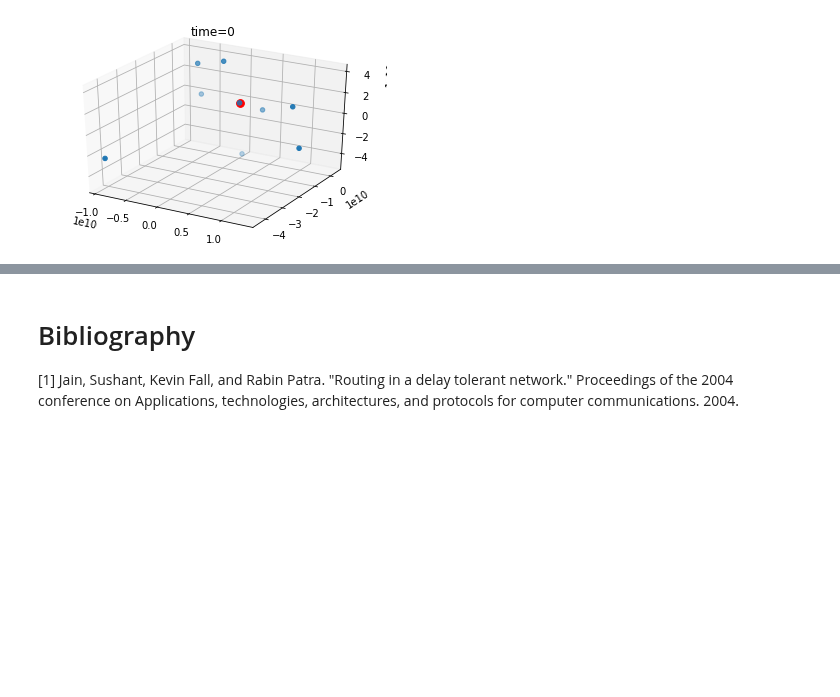
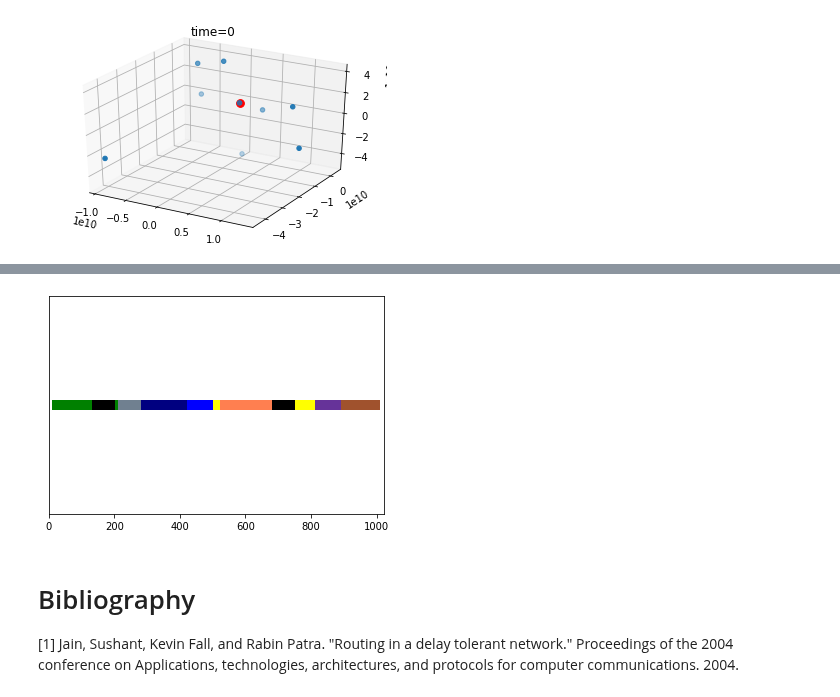
Before and after one commit to PhysicsOfData/LCP_projects_Y2, a Jupyter notebook: Project.ipynb, the cells around one changed output, grey strips where cells are left out. Saved outputs shown, nothing was run; the diff lists cells and outputs as text; code cells hidden in the pictures; blank space fills up the shorter version.

Commit message:
Added color feature on pkt_plot

```diff
--- a/Project.ipynb
+++ b/Project.ipynb
@@ -168,13 +168,14 @@ The only difference from the standard algorithm is that in the standard case w(e
 # %%
 At = disable_links(A,3000,1,mode="unstable")
 # %%
-packets = np.random.randint(1, n, (100, 2))
+n_packets=100
+packets = np.random.randint(1, n, (n_packets, 2))
 packets[:,1] = 0
 packets = packets[packets[:, 0] != 0]
 print(len(packets))
 #print(packets)
 delta_time = 50
-ttr = 50
+ttr = T_tx
 packets = greedy_routing(At, packets, ttr, delta_time)
 # %% [output]
 100
@@ -198,10 +199,3 @@ if(False):
 
     delay = delay(A, scheduling, routing, n_pkts, T_tx)
     print(delay)
-# %%
-#Test of pkt_plot function
-if(True):
-    recept_times=[1,3,7,12,34,38,43,49,57,63,68,75,88,95,100]
-
-    t_tx=1
-    pkt_plot(recept_times,t_tx)
@@ -443,3 +434,23 @@ plt.show()
+# %%
+def pkt_plot(packets,t_tx):
+    recept_times = [x.arrival_time for x in packets]
+    lines=[[(x,0),(x+t_tx,0)] for x in recept_times]
+    cmap=["snow","blue","coral","yellow","green","black","rebeccapurple","sienna","navy","slategray"]
+    colors=[cmap[x.source] for x in packets]
+    lc = mc.LineCollection(lines, linewidths=10,color=colors)
+    _, ax = plt.subplots()
+    ax.add_collection(lc)
+
+    ax.set_xlim(0,(recept_times[-1]+t_tx)*1.01)
+    ax.set_ylim(-0.5,0.5)
+    ax.set_yticks([])
+
+    plt.show()
+# %%
+
+pkt_plot(packets,T_tx)
+# %% [output]
+[figure, added]
 # %% [markdown]
 # Bibliography
 
```
Also changed, not shown: parts of 2 cells of this notebook, 2 other files.
